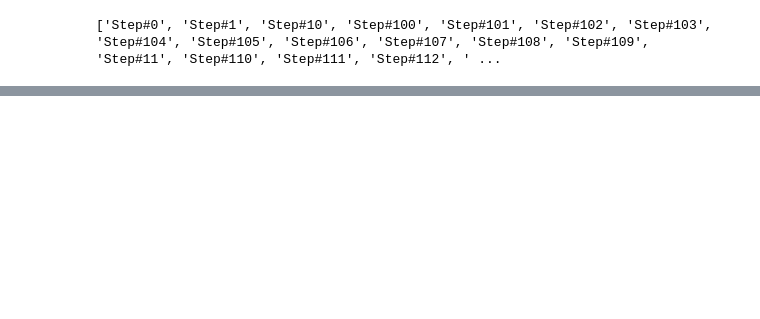
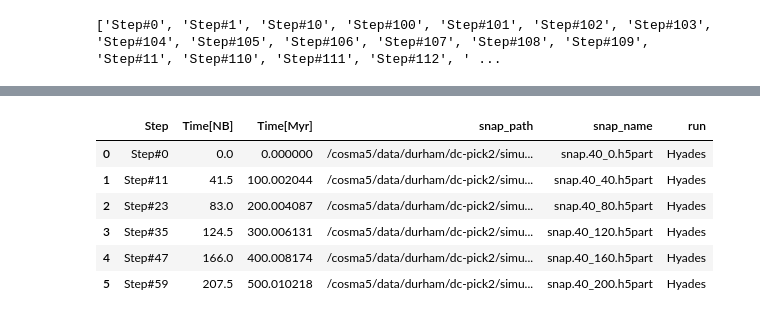
Before and after one commit to RSPicken2/stellar-streams, a Jupyter notebook: GlobularClusters.ipynb, the cells around one changed output, grey strips where cells are left out. Saved outputs shown, nothing was run; the diff lists cells and outputs as text; code cells hidden in the pictures; blank space fills up the shorter version.

```diff
--- a/GlobularClusters.ipynb
+++ b/GlobularClusters.ipynb
@@ -107,13 +66,0 @@ plt.show()
-# %%
-fig, ax = plt.subplots(figsize=(6, 6))
-
-for kw_val, label, color, size in phases:
-    mask = kw == kw_val
-    if mask.sum() > 0:
-        ax.scatter(x[mask], y[mask], s=size, c=color, label=f'{label} ({mask.sum()})')
-
-ax.set_xlabel('X (pc)')
-ax.set_ylabel('Y (pc)')
-ax.legend()
-ax.set_title('Step #89')
-plt.show()
@@ -354,0 +215,13 @@ plt.show()
+# %%
+times = [0,100,200,300,400,500]
+run = 'Hyades'
+timesdf = find_times_Myr(snap_df, run, times)
+timesdf
+# %% [output]
+|  | Step | Time[NB] | Time[Myr] | snap_path | snap_name | run |
+| 0 | Step#0 | 0.0 | 0.000000 | /cosma5/data/durham/dc-pick2/simu... | snap.40_0.h5part | Hyades |
+| 1 | Step#11 | 41.5 | 100.002044 | /cosma5/data/durham/dc-pick2/simu... | snap.40_40.h5part | Hyades |
+| 2 | Step#23 | 83.0 | 200.004087 | /cosma5/data/durham/dc-pick2/simu... | snap.40_80.h5part | Hyades |
+| 3 | Step#35 | 124.5 | 300.006131 | /cosma5/data/durham/dc-pick2/simu... | snap.40_120.h5part | Hyades |
+| 4 | Step#47 | 166.0 | 400.008174 | /cosma5/data/durham/dc-pick2/simu... | snap.40_160.h5part | Hyades |
+| 5 | Step#59 | 207.5 | 500.010218 | /cosma5/data/durham/dc-pick2/simu... | snap.40_200.h5part | Hyades |
```
Also changed, not shown: parts of 23 cells of this notebook.
